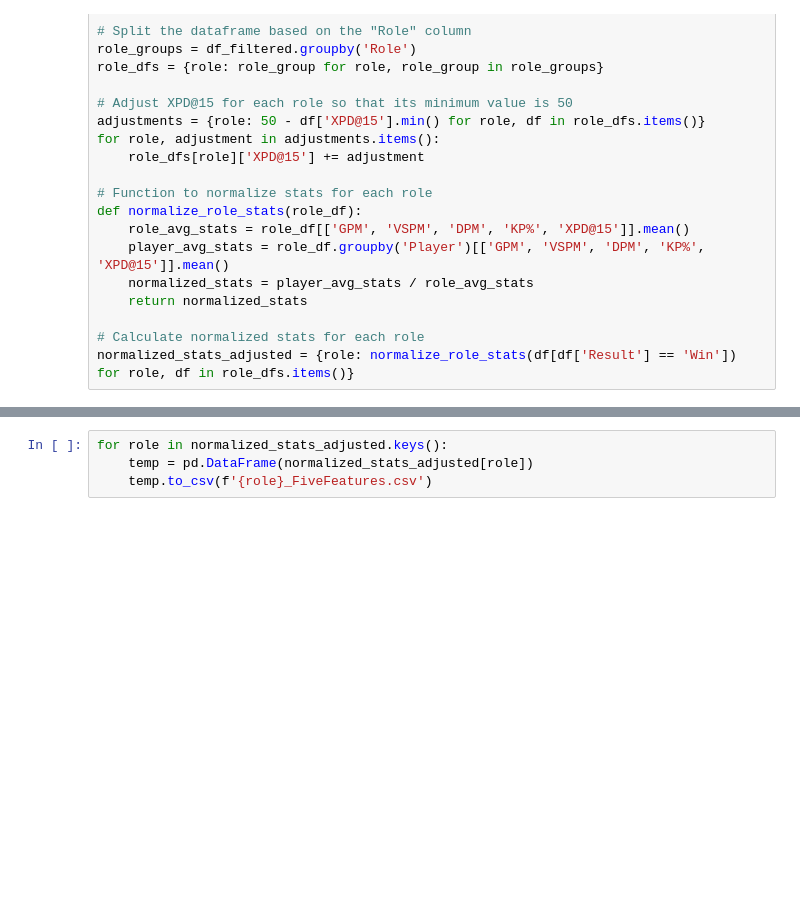
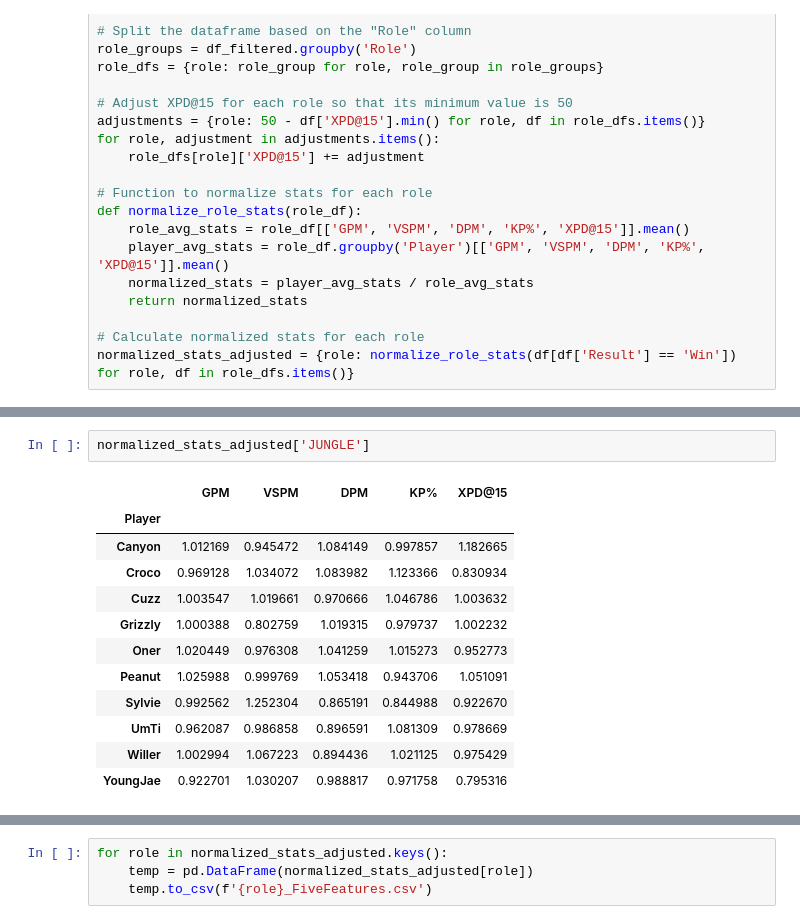
Before and after one commit to wan6570/FlyAI_Project, a Jupyter notebook: Traning/RuleBase/FiveFeatures.ipynb, the cells around one changed output, grey strips where cells are left out. Cells and saved outputs as stored; diff of their text form; blank space fills up the shorter version.

```diff
--- a/Traning/RuleBase/FiveFeatures.ipynb
+++ b/Traning/RuleBase/FiveFeatures.ipynb
@@ -40,0 +97,15 @@ normalized_stats_adjusted = {role: normalize_role_stats(df[df['Result'] == 'Win'
+# %%
+normalized_stats_adjusted['JUNGLE']
+# %% [output]
+|  | GPM | VSPM | DPM | KP% | XPD@15 |
+| Player |  |  |  |  |  |
+| Canyon | 1.012169 | 0.945472 | 1.084149 | 0.997857 | 1.182665 |
+| Croco | 0.969128 | 1.034072 | 1.083982 | 1.123366 | 0.830934 |
+| Cuzz | 1.003547 | 1.019661 | 0.970666 | 1.046786 | 1.003632 |
+| Grizzly | 1.000388 | 0.802759 | 1.019315 | 0.979737 | 1.002232 |
+| Oner | 1.020449 | 0.976308 | 1.041259 | 1.015273 | 0.952773 |
+| Peanut | 1.025988 | 0.999769 | 1.053418 | 0.943706 | 1.051091 |
+| Sylvie | 0.992562 | 1.252304 | 0.865191 | 0.844988 | 0.922670 |
+| UmTi | 0.962087 | 0.986858 | 0.896591 | 1.081309 | 0.978669 |
+| Willer | 1.002994 | 1.067223 | 0.894436 | 1.021125 | 0.975429 |
+| YoungJae | 0.922701 | 1.030207 | 0.988817 | 0.971758 | 0.795316 |
```
Also changed, not shown: parts of 9 cells of this notebook, 4 other files.
